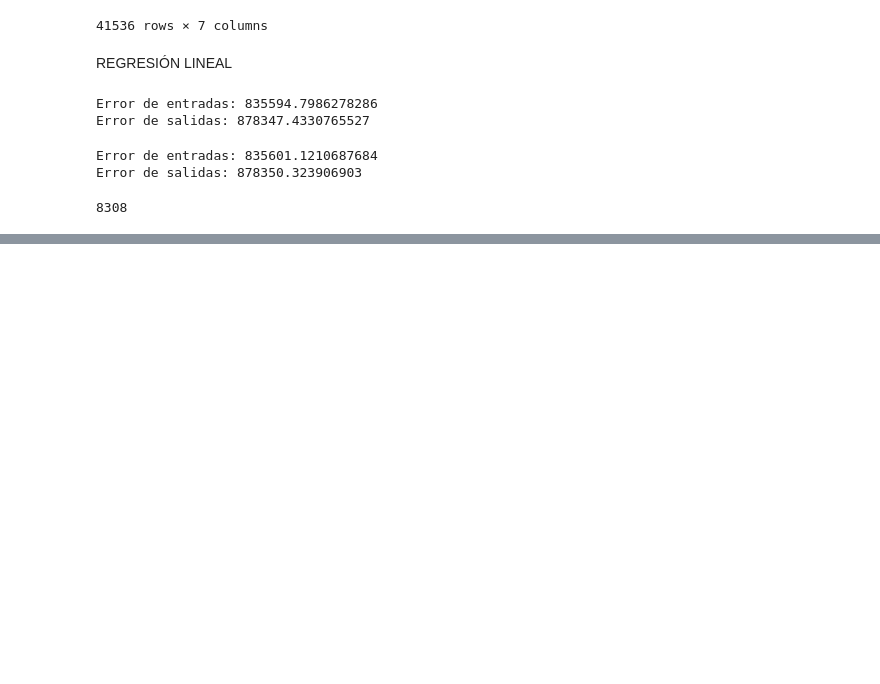
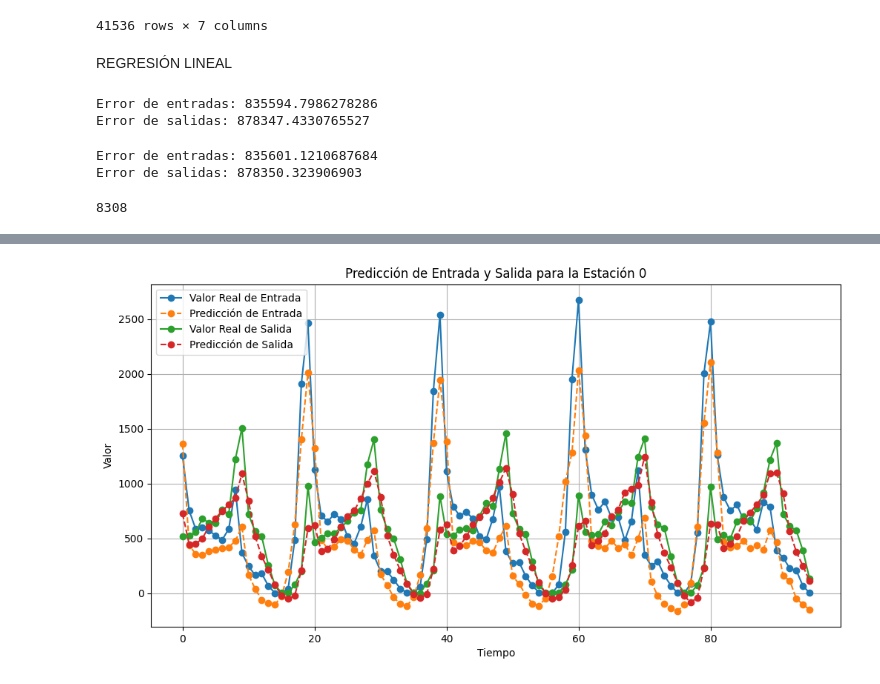
Before and after one commit to quiquecueto/TFM-Intelligent-Systems, a Jupyter notebook: TFM_project.ipynb, the cells around one changed output, grey strips where cells are left out. Drawn from its saved outputs; the diff is of its cells as text; code cells hidden in the pictures; blank space fills up the shorter version.

Commit message:
LSTM first working implementation 28/09/2023

```diff
--- a/TFM_project.ipynb
+++ b/TFM_project.ipynb
@@ -650,5 +633,0 @@ lstm_df
-# %%
-# Normalizar los datos
-scaler = MinMaxScaler()
-lstm_df[['salida', 'entrada']] = scaler.fit_transform(lstm_df[['salida', 'entrada']])
-lstm_df
@@ -721,0 +665,17 @@ plt.show()
+# %%
+# Dividir los datos en entrenamiento y prueba
+train_size = int(len(X) * 0.8)  # Puedes ajustar la proporción según tus necesidades
+X_train, X_test = X[:train_size], X[train_size:]
+y_train, y_test = y[:train_size], y[train_size:]
+
+# Crear y entrenar el modelo LSTM
+model = Sequential()
+model.add(LSTM(50, activation='relu', input_shape=(seq_length, 2)))  # 2 características: 'entrada' y 'salida'
+model.add(Dense(2))  # 2 salidas para 'entrada' y 'salida'
+
+model.compile(optimizer='adam', loss='mse')  # Puedes usar otra función de pérdida según tu problema
+
+model.fit(X_train, y_train, epochs=50, batch_size=32)  # Ajusta los hiperparámetros según tus necesidades
+
+# Realizar predicciones
+predicted_data = model.predict(X_test)
@@ -721,0 +700,21 @@ plt.show()
+# %%
+# Invertir la escala de las predicciones para obtener valores reales
+predicted_data = scaler.inverse_transform(predicted_data)
+# Desescalar los datos de prueba y las predicciones para obtener valores reales
+y_test_actual = scaler.inverse_transform(y_test)
+# Crear el gráfico
+time_range = range(len(y_test_actual))
+plt.figure(figsize=(12, 6))
+plt.plot(time_range, y_test_actual[:, 0], label='Valor Real de Entrada', marker='o', linestyle='-')
+plt.plot(time_range, predicted_data[:, 0], label='Predicción de Entrada', marker='o', linestyle='--')
+plt.plot(time_range, y_test_actual[:, 1], label='Valor Real de Salida', marker='o', linestyle='-')
+plt.plot(time_range, predicted_data[:, 1], label='Predicción de Salida', marker='o', linestyle='--')
+
+plt.xlabel('Tiempo')
+plt.ylabel('Valor')
+plt.title('Predicción de Entrada y Salida para la Estación 0')
+plt.legend()
+plt.grid(True)
+plt.show()
+# %% [output]
+[figure, added]
```
Also changed, not shown: parts of 15 cells of this notebook.
